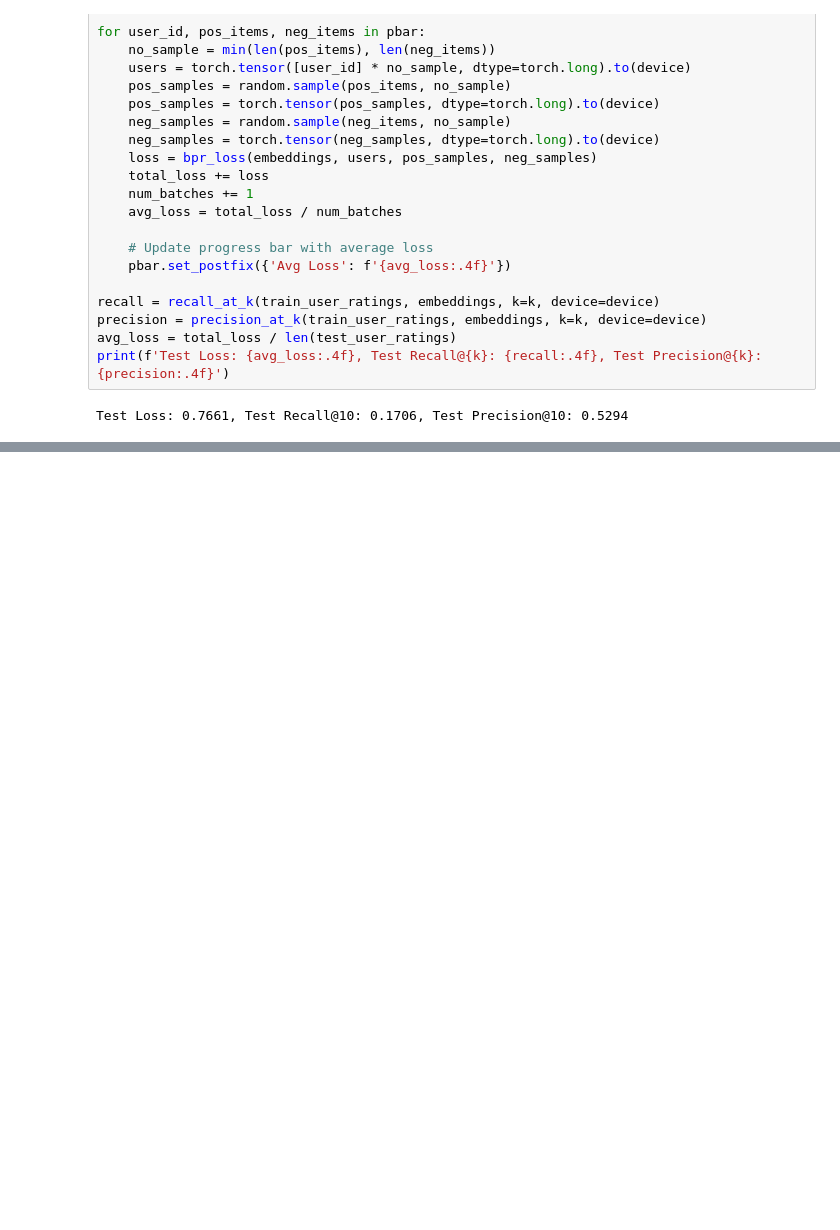
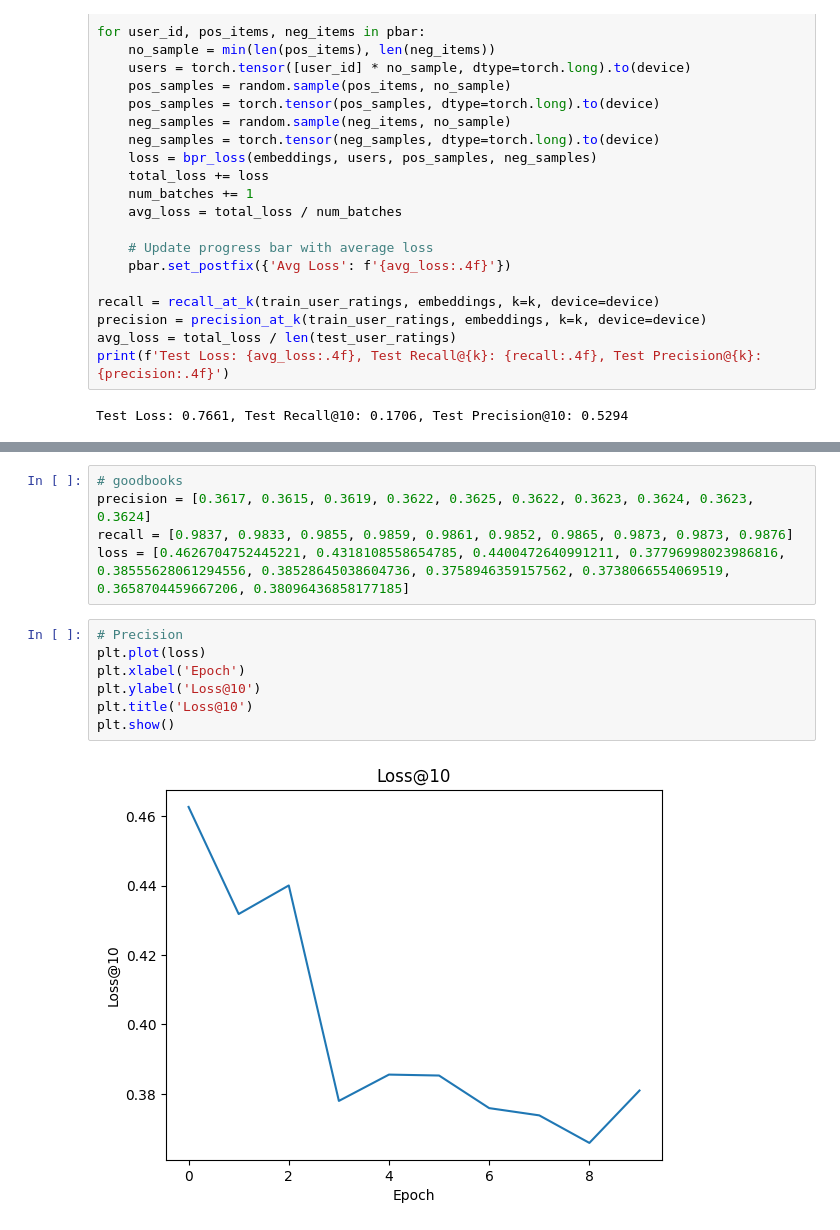
Before and after one commit to JvThunder/Recommendation-System-SC4020, a Jupyter notebook: light_gcn_movielens.ipynb, the cells around one changed output, grey strips where cells are left out. Drawn from its saved outputs; the diff is of its cells as text; blank space fills up the shorter version.

```diff
--- a/light_gcn_movielens.ipynb
+++ b/light_gcn_movielens.ipynb
@@ -183,0 +201,14 @@ Test Loss: 0.7661, Test Recall@10: 0.1706, Test Precision@10: 0.5294
+# %%
+# goodbooks
+precision = [0.3617, 0.3615, 0.3619, 0.3622, 0.3625, 0.3622, 0.3623, 0.3624, 0.3623, 0.3624]
+recall = [0.9837, 0.9833, 0.9855, 0.9859, 0.9861, 0.9852, 0.9865, 0.9873, 0.9873, 0.9876]
+loss = [0.4626704752445221, 0.4318108558654785, 0.4400472640991211, 0.37796998023986816, 0.38555628061294556, 0.38528645038604736, 0.3758946359157562, 0.3738066554069519, 0.3658704459667206, 0.38096436858177185]
+# %%
+# Precision
+plt.plot(loss)
+plt.xlabel('Epoch')
+plt.ylabel('Loss@10')
+plt.title('Loss@10')
+plt.show()
+# %% [output]
+[figure, added]
```
Also changed, not shown: parts of 7 cells of this notebook, 3 other files.
